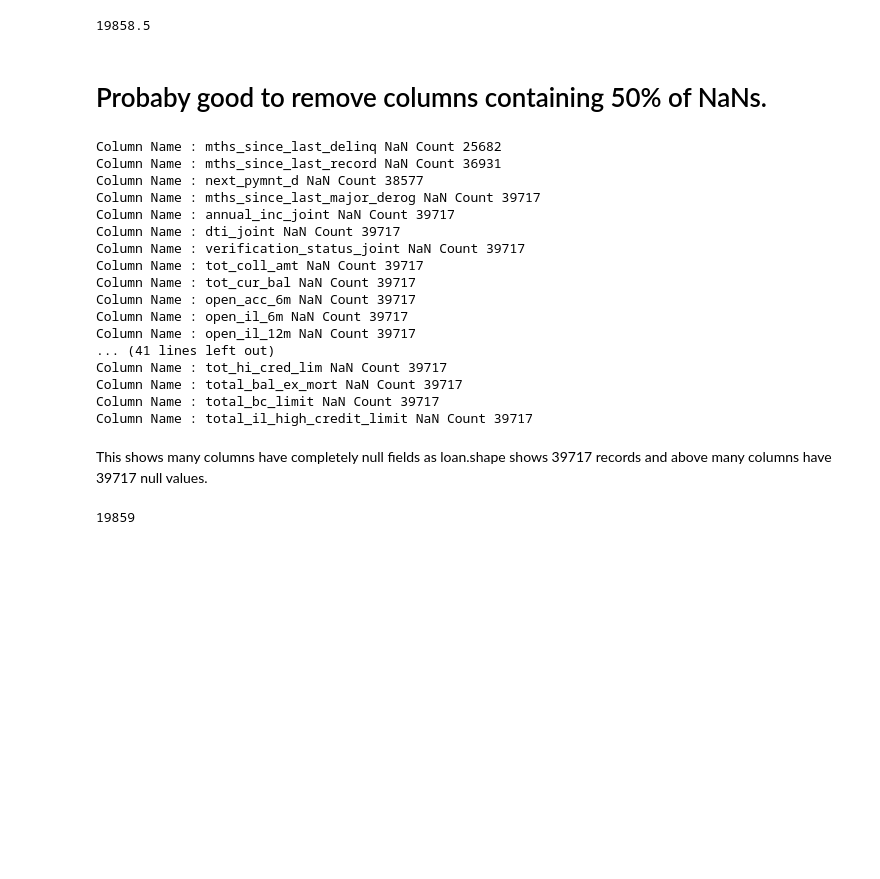
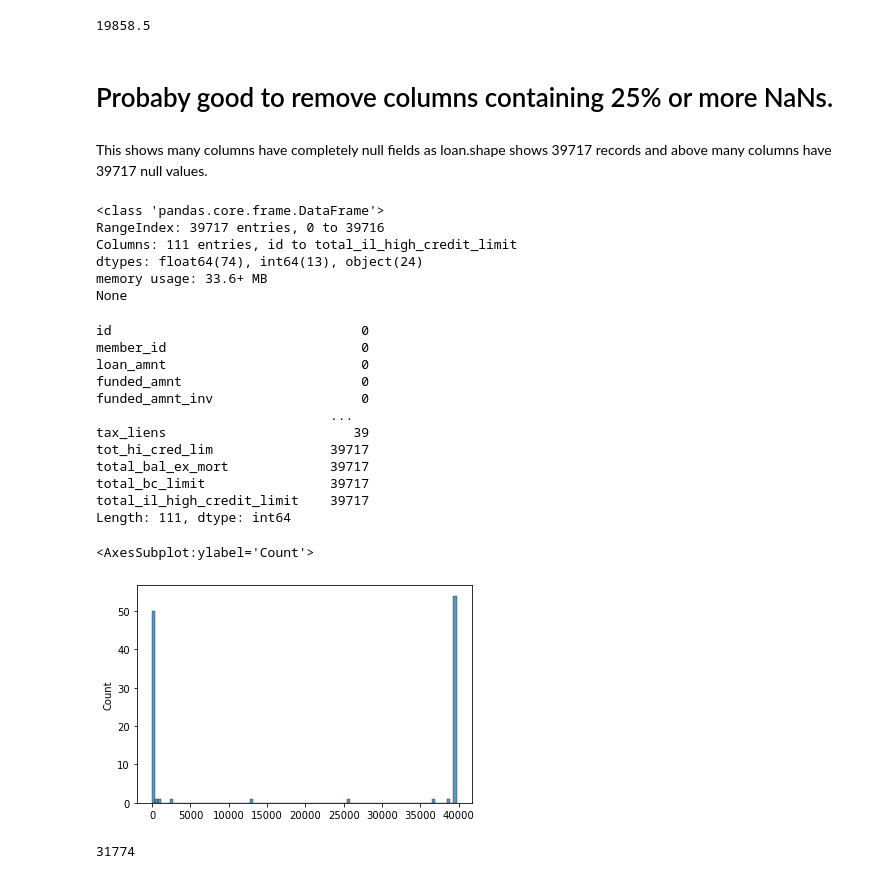
Before and after one commit to someshsaraf/lendingclubcasestudy, a Jupyter notebook: lending_club_case_study.ipynb, the cells around one changed output. Saved outputs shown, nothing was run; the diff lists cells and outputs as text; code cells hidden in the pictures; blank space fills up the shorter version.

Commit message:
with Univariate and Bivariate Analysis

```diff
--- a/lending_club_case_study.ipynb
+++ b/lending_club_case_study.ipynb
@@ -83,37 +85,46 @@ loan.shape[0]/2
 # %% [output]
 19858.5
 # %% [markdown]
-# Probaby good to remove columns containing 50% of NaNs.
+# Probaby good to remove columns containing 25% or more NaNs.
-# %%
-#Print columns containing 50% of NaNs
-for col in loan.columns:
-  if loan.loc[:, col].isnull().sum() > (loan.shape[0]/2):
-    print("Column Name : " + col + " NaN Count " + str(loan.loc[:, col].isnull().sum()))
-# %% [output]
-Column Name : mths_since_last_delinq NaN Count 25682
-Column Name : mths_since_last_record NaN Count 36931
-Column Name : next_pymnt_d NaN Count 38577
-Column Name : mths_since_last_major_derog NaN Count 39717
-Column Name : annual_inc_joint NaN Count 39717
-Column Name : dti_joint NaN Count 39717
-Column Name : verification_status_joint NaN Count 39717
-Column Name : tot_coll_amt NaN Count 39717
-Column Name : tot_cur_bal NaN Count 39717
-Column Name : open_acc_6m NaN Count 39717
-Column Name : open_il_6m NaN Count 39717
-Column Name : open_il_12m NaN Count 39717
-... (41 lines left out)
-Column Name : tot_hi_cred_lim NaN Count 39717
-Column Name : total_bal_ex_mort NaN Count 39717
-Column Name : total_bc_limit NaN Count 39717
-Column Name : total_il_high_credit_limit NaN Count 39717
 # %% [markdown]
 This shows many columns have completely null fields as loan.shape shows 39717 records and above many columns have 39717 null values.
+# %%
+#Let's look at new dataset.
+print(loan.info(null_counts=True))
+# %% [output]
+<class 'pandas.core.frame.DataFrame'>
+RangeIndex: 39717 entries, 0 to 39716
+Columns: 111 entries, id to total_il_high_credit_limit
+dtypes: float64(74), int64(13), object(24)
+memory usage: 33.6+ MB
+None
+# %%
+#Info() does not provide enough information. Lets do some more analysis
+#Let's look at new dataset.
+nans= loan.isnull().sum()
+print(nans)
+sns.histplot(x=loan.isnull().sum(), bins=100)
+# %% [output]
+id                                0
+member_id                         0
+loan_amnt                         0
+funded_amnt                       0
+funded_amnt_inv                   0
+                              ...
+tax_liens                        39
+tot_hi_cred_lim               39717
+total_bal_ex_mort             39717
+total_bc_limit                39717
+total_il_high_credit_limit    39717
+Length: 111, dtype: int64
+<AxesSubplot:ylabel='Count'>
+[figure, added]
 # %%
-# Good to drop columns containg 30% of NaN.
-percentage_nan = 50.00
-non_nan_thresh =  int(((100-percentage_nan)/100)*loan.shape[0] + 1) #Calculate 40% of non-NaN values below which all columns wil be dropped
-print(non_nan_thresh)
+# More than 50 columns have almost all empty values.
+# Good to drop columns containg 80% of NaNs (80% is considered as a guideline provided by the mentor in the session)
+min_percentage_nan_allowed = 20.00
+min_valid_values_allowed =  int(((100-min_percentage_nan_allowed)/100)*loan.shape[0] + 1) #Calculate (100-min_percentage_nan_allowed)% of non-NaN values below which all columns wil be dropped
+print(min_valid_values_allowed)
 # %% [output]
-19859
+31774
 # %%
```
Also changed, not shown: parts of 102 cells of this notebook.
